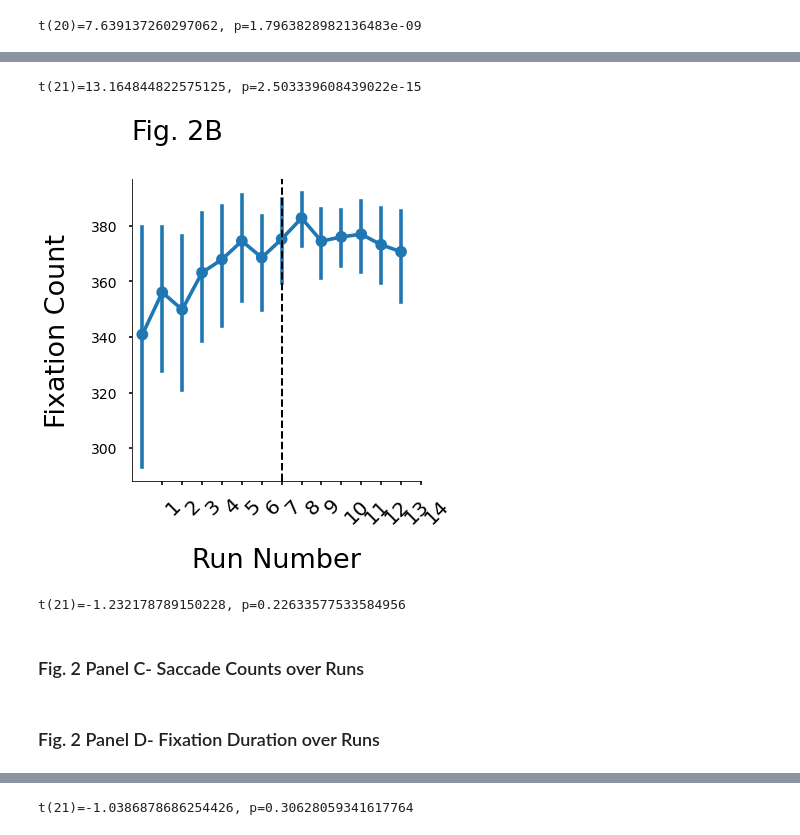
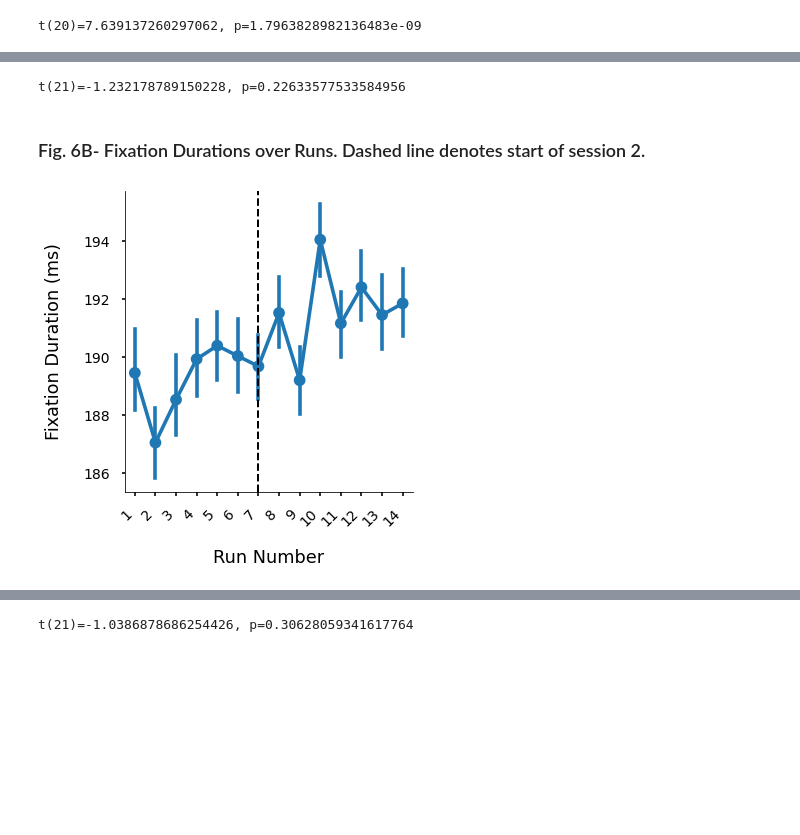
Before and after one commit to maedbhk/action_prediction, a Jupyter notebook: notebooks/1.0-mk-social_prediction-sl-exploratory.ipynb, the cells around one changed output, grey strips where cells are left out. Cells and saved outputs as stored; diff of their text form; code cells hidden in the pictures; blank space fills up the shorter version.

```diff
--- a/notebooks/1.0-mk-social_prediction-sl-exploratory.ipynb
+++ b/notebooks/1.0-mk-social_prediction-sl-exploratory.ipynb
@@ -276,16 +161,3 @@ fig_2A =vis.plot_all_count(df_merged, x='type', hue=None, fig_title = "Fig. 2A",
-# %%
-df_eyecount = df_merged.groupby(['subj', 'type'])["type"].count().reset_index(name='count')
-df_eyecount
-fix_count = df_eyecount.query('type =="fixations"')['count']
-saccade_count = df_eyecount.query('type == "saccade"')['count']
-t, p = ttest_ind(fix_count, saccade_count)
-print(f't(21)={t}, p={p}')
-# %% [output]
-t(21)=13.164844822575125, p=2.503339608439022e-15
-# %%
-fig2B = vis.plot_fixation_count(df_merged, x='run_num', hue=None, x_title = "Run Number", fig_title = 'Fig. 2B', save_title = "fig2B.png")
-# %% [output]
-[figure, removed]
 # %%
 df_fixcount = df_merged.groupby(['subj','sess', 'type'])["type"].count().reset_index(name='count').query('type=="fixations"')
 df_fixcount
@@ -295,9 +167,10 @@ t, p = ttest_ind(sess1_fix, sess2_fix)
 print(f't(21)={t}, p={p}')
 # %% [output]
 t(21)=-1.232178789150228, p=0.22633577533584956
-# %% [markdown]
- ### Fig. 2 Panel C- Saccade Counts over Runs
+# %% [markdown]
+### Fig. 6B-  Fixation Durations over Runs. Dashed line denotes start of session 2.
 # %%
-fig2C =vis.plot_saccade_count(df_merged, x='run_num', hue=None, x_title = "Run Number", fig_title = "Fig. 2C", save_title = 'fig2C.png')
+vis.plot_fixation_duration(df_merged, x='run_num', hue=None, x_title ="Run Number", fig_title = None,
+                           save_title = 'fig6B.png')
+# %% [output]
+[figure, added]
-# %% [markdown]
- ### Fig. 2 Panel D- Fixation Duration over Runs
```
Also changed, not shown: parts of 92 cells of this notebook, 25 other files.
